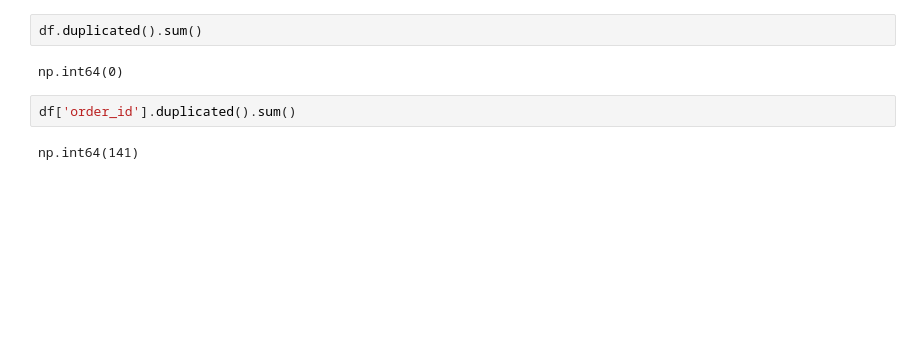
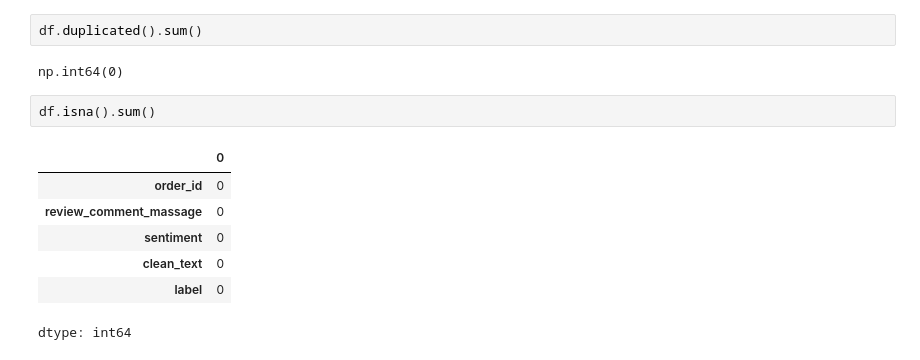
Before and after one commit to MohammadGhanaym/ITI_Graduation_Project_Olist, a Jupyter notebook: Sentiment Analysis.ipynb, the cells around one changed output. Cells and saved outputs as stored; diff of their text form; blank space fills up the shorter version.

```diff
--- a/Sentiment Analysis.ipynb
+++ b/Sentiment Analysis.ipynb
@@ -114,6 +112,12 @@ df.duplicated().sum()
 # %% [output]
 np.int64(0)
 # %%
-df['order_id'].duplicated().sum()
+df.isna().sum()
 # %% [output]
+|  | 0 |
+| order_id | 0 |
+| review_comment_massage | 0 |
+| sentiment | 0 |
+| clean_text | 0 |
+| label | 0 |
-np.int64(141)
+dtype: int64
```
Also changed, not shown: parts of 10 cells of this notebook.
